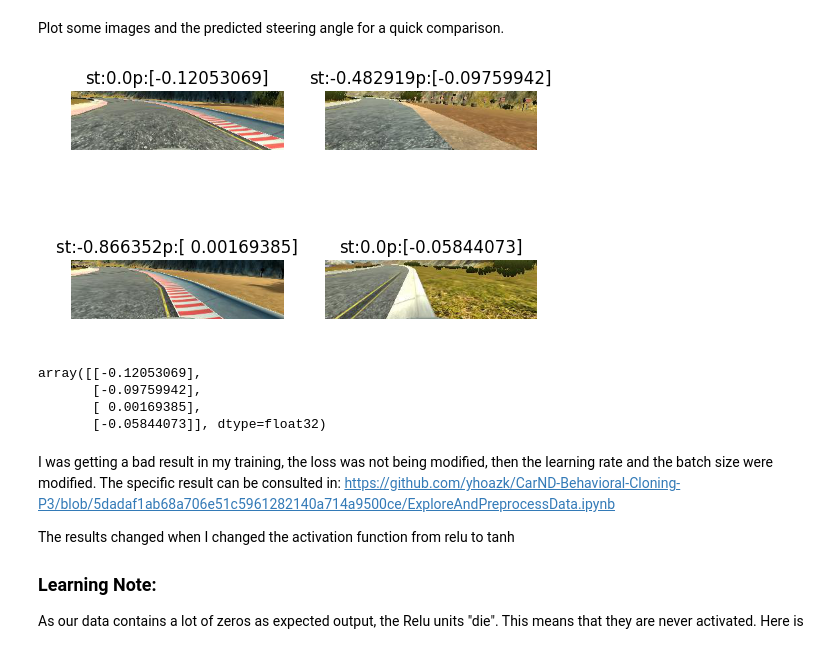
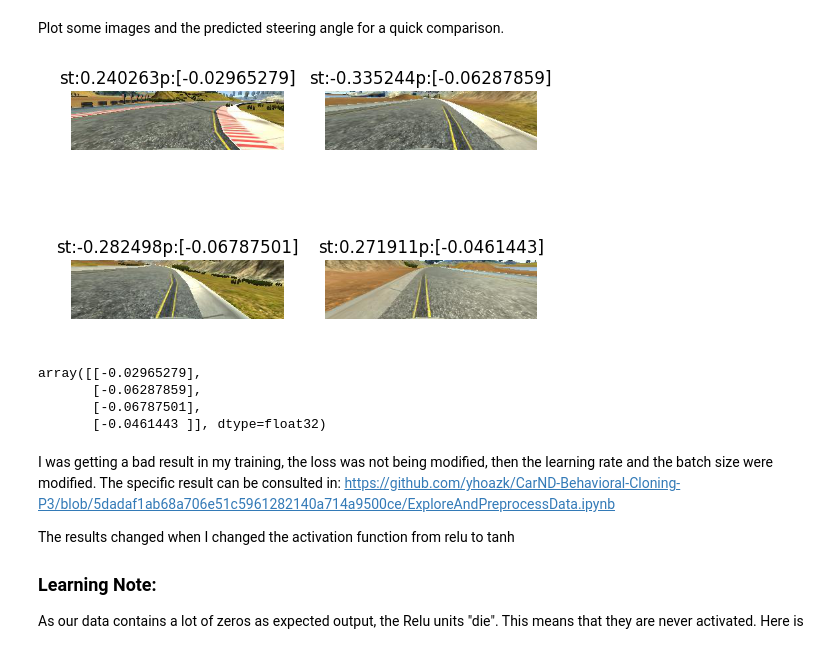
Before and after one commit to yhoazk/CarND-Behavioral-Cloning-P3, a Jupyter notebook: ExploreAndPreprocessData.ipynb, the cells around one changed output. Saved outputs shown, nothing was run; the diff lists cells and outputs as text; code cells hidden in the pictures.

```diff
--- a/ExploreAndPreprocessData.ipynb
+++ b/ExploreAndPreprocessData.ipynb
@@ -5,8 +5,8 @@ The simulator generates JPG images with dimensions 320x160x3, for 3 different ca
 # %% [markdown]
 ### Define project specific python constants
 # %%
-#SIMULATOR_DIR = "/home/porko/Descargas/simulator-linux/"
-SIMULATOR_DIR = "../simulator-linux/"
+SIMULATOR_DIR = "/home/porko/Descargas/simulator-linux/"
+#SIMULATOR_DIR = "../simulator-linux/"
 IMG_DIR       = SIMULATOR_DIR + "IMG/"
 LABEL_CSV     = SIMULATOR_DIR + "driving_log.csv"
 %pwd
@@ -239,7 +235,7 @@ For this Keras will be fetching the data I have stored of 4 laps in the simulato
 # %%
 from keras.models import Sequential
 from keras.layers import Convolution2D, MaxPooling2D, Activation, Dropout, Flatten, Dense
-
+#from keras.utils.visualize_util import plot
 # Current shape: 90x320x3
 
 # Instantiate a Sequential model
@@ -250,19 +246,22 @@ model = Sequential()
 
 model.add(Convolution2D(1,1,1, border_mode='same', input_shape=(X.shape[1],X.shape[2],X.shape[3]), dim_ordering='tf'))
 # shape ()
-model.add(Convolution2D(14, 10, 10, border_mode='valid', activation='tanh'))
+#model.add(Convolution2D(14, 10, 10, border_mode='valid', activation='tanh'))
 model.add(MaxPooling2D((4,4),(4,4),'valid'))
 model.add(Dropout(0.75))
 
-model.add(Convolution2D(28, 7, 7, border_mode='valid', activation='tanh'))
-model.add(MaxPooling2D((2,2),(2,2),'valid'))
-model.add(Dropout(0.75))
+#model.add(Convolution2D(28, 7, 7, border_mode='valid', activation='tanh'))
+#model.add(MaxPooling2D((2,2),(2,2),'valid'))
+#model.add(Dropout(0.75))
 
 model.add(Flatten())
-model.add(Dense(128, activation='tanh'))
+model.add(Dense(512, activation='tanh'))
 model.add(Dense(8,activation='tanh'))
 model.add(Dense(1,activation='tanh'))
 model.summary()
+# TODO
+
+#plot(model, to_file='model.png')
 # %% [output]
 ____________________________________________________________________________________________________
 Layer (type)                     Output Shape          Param #     Connected to
@@ -283,7 +284,7 @@ Total params: 899903
 ____________________________________________________________________________________________________
 # %%
 from keras.optimizers import Adam
-adam_opt = Adam(lr=0.00001, beta_1=0.9, beta_2=0.999, epsilon=1e-08, decay=0.001)
+adam_opt = Adam(lr=0.0001, beta_1=0.9, beta_2=0.999, epsilon=1e-08, decay=0.001)
 model.compile(loss='mean_squared_error',optimizer=adam_opt)
-log = model.fit(X, y,batch_size=40, nb_epoch=8, verbose=1, validation_data=(X_val, y_val))
+log = model.fit(X, y,batch_size=40, nb_epoch=3, verbose=1, validation_data=(X_val, y_val))
 # %% [output]
@@ -312,15 +303,15 @@ model.save_weights("model.h5")
 # %% [markdown]
 Plot some images and the predicted steering angle for a quick comparison.
 # %%
-pred = model.predict(X[10:14])
-plot_imgArr(X[10:14],y[10:14], pred)
+pred = model.predict(X[30:34])
+plot_imgArr(X[30:34],y[30:34], pred)
 pred
 # %% [output]
-[figure, old version]
+[figure, new version]
-array([[-0.12053069],
-       [-0.09759942],
-       [ 0.00169385],
-       [-0.05844073]], dtype=float32)
+array([[-0.02965279],
+       [-0.06287859],
+       [-0.06787501],
+       [-0.0461443 ]], dtype=float32)
 # %% [markdown]
 I was getting a bad result in my training, the loss was not being modified, then the learning rate and the batch size were modified. The specific result can be consulted in:
 https://github.com/yhoazk/CarND-Behavioral-Cloning-P3/blob/5dadaf1ab68a706e51c5961282140a714a9500ce/ExploreAndPreprocessData.ipynb
```
Also changed, not shown: parts of 13 cells of this notebook, 2 other files.
